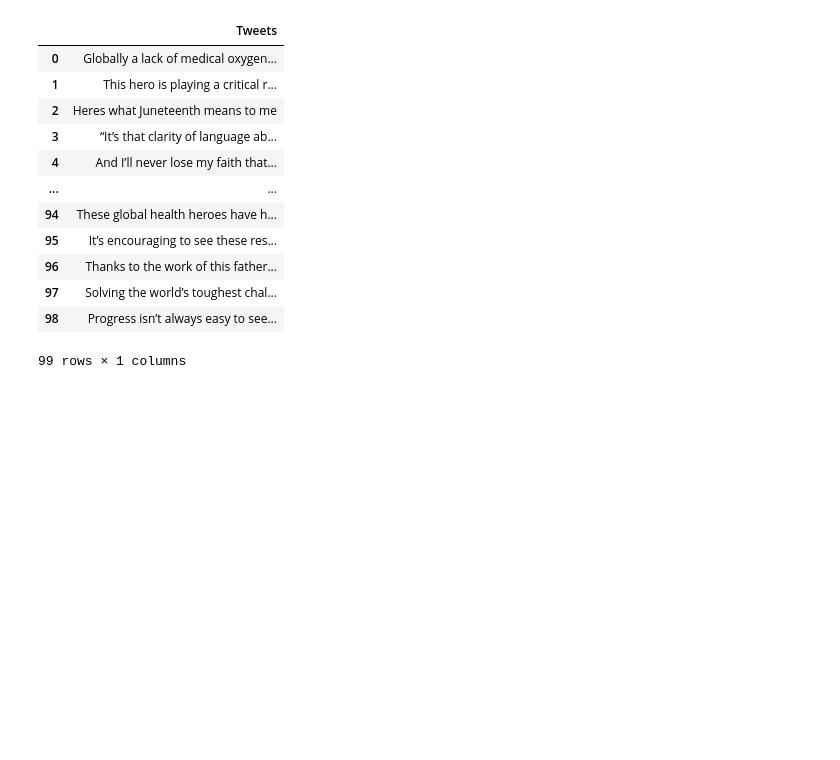
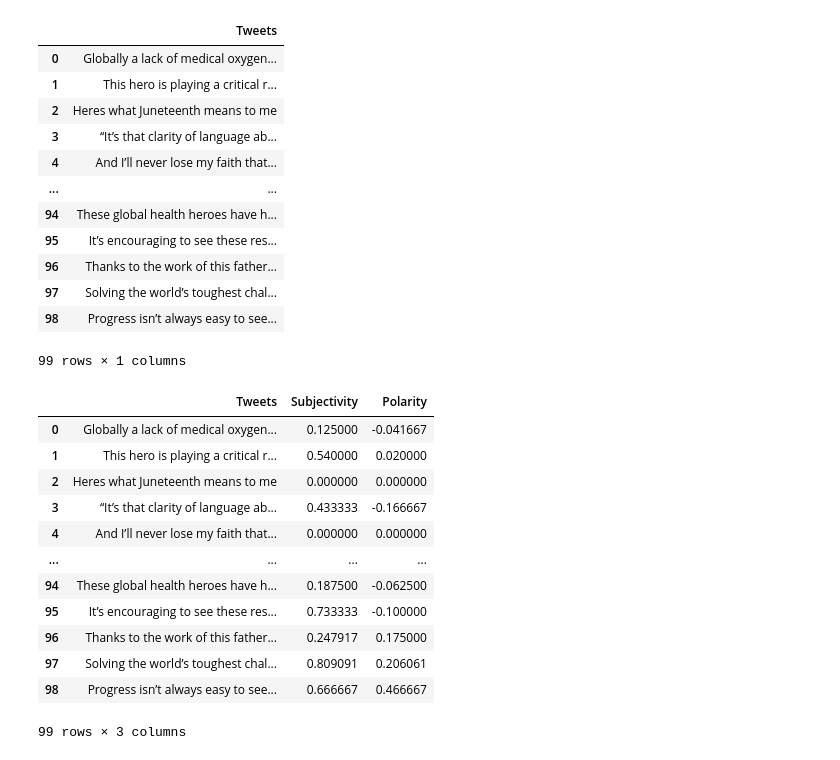
Before and after one commit to AJAkil/twitter-sentiment-analysis, a Jupyter notebook: Tweet_sentiment_analysis.ipynb, the cells around one changed output. Drawn from its saved outputs; the diff is of its cells as text; code cells hidden in the pictures; blank space fills up the shorter version.

```diff
--- a/Tweet_sentiment_analysis.ipynb
+++ b/Tweet_sentiment_analysis.ipynb
@@ -94,3 +92,32 @@ df
 | 97 | Solving the world’s toughest chal... |
 | 98 | Progress isn’t always easy to see... |
 99 rows × 1 columns
+# %%
+# Create a function to get the subjectivity
+def get_subjectivity(tweet):
+  return TextBlob(tweet).sentiment.subjectivity
+
+# Create a function to get the polarity
+def get_polarity(tweet):
+  return TextBlob(tweet).sentiment.polarity
+
+
+# Create two new columns
+df['Subjectivity'] = df['Tweets'].apply(get_subjectivity)
+df['Polarity'] = df['Tweets'].apply(get_polarity)
+
+df
+# %% [output]
+|  | Tweets | Subjectivity | Polarity |
+| 0 | Globally a lack of medical oxygen... | 0.125000 | -0.041667 |
+| 1 | This hero is playing a critical r... | 0.540000 | 0.020000 |
+| 2 | Heres what Juneteenth means to me | 0.000000 | 0.000000 |
+| 3 | “It’s that clarity of language ab... | 0.433333 | -0.166667 |
+| 4 | And I’ll never lose my faith that... | 0.000000 | 0.000000 |
+| ... | ... | ... | ... |
+| 94 | These global health heroes have h... | 0.187500 | -0.062500 |
+| 95 | It’s encouraging to see these res... | 0.733333 | -0.100000 |
+| 96 | Thanks to the work of this father... | 0.247917 | 0.175000 |
+| 97 | Solving the world’s toughest chal... | 0.809091 | 0.206061 |
+| 98 | Progress isn’t always easy to see... | 0.666667 | 0.466667 |
+99 rows × 3 columns
```
Also changed, not shown: parts of 5 cells of this notebook.
